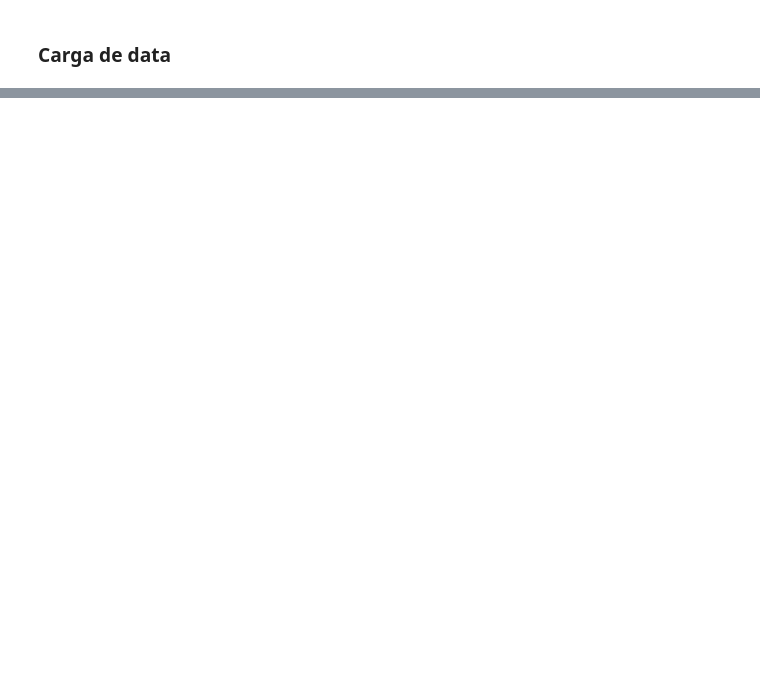
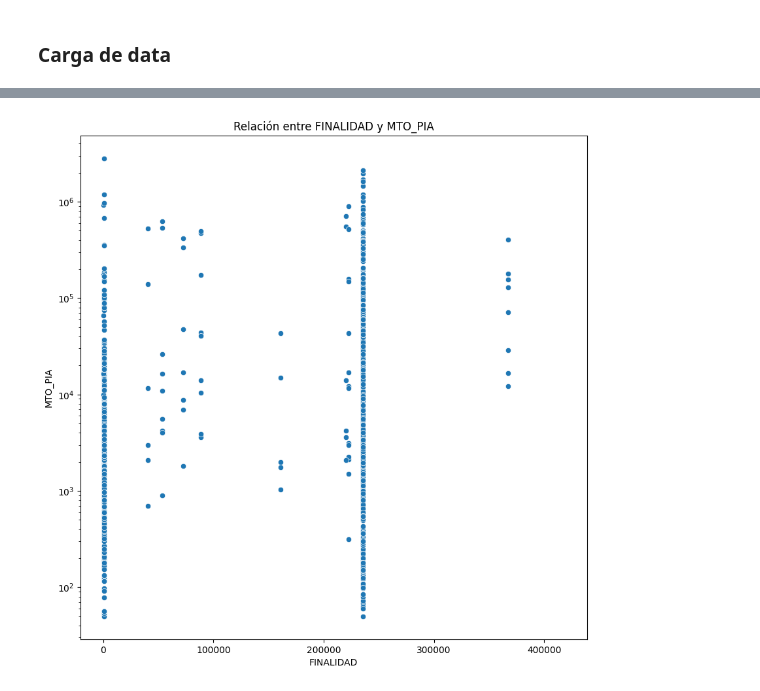
Before and after one commit to DavidHerencia/Proyecto_1_ML, a Jupyter notebook: processing_data.ipynb, the cells around one changed output, grey strips where cells are left out. Drawn from its saved outputs; the diff is of its cells as text; code cells hidden in the pictures; blank space fills up the shorter version.

```diff
--- a/processing_data.ipynb
+++ b/processing_data.ipynb
@@ -114,0 +472,11 @@ for column_name in df_train.columns:
+# %%
+# plotear ahora la relación entre FINALIDAD y MTO_PIA con y en escala logaritmica
+plt.figure(figsize=(10, 10))
+sns.scatterplot(x="FINALIDAD", y="MTO_PIA", data=df_train)
+plt.yscale("log")
+plt.title("Relación entre FINALIDAD y MTO_PIA")
+plt.xlabel("FINALIDAD")
+plt.ylabel("MTO_PIA")
+plt.show()
+# %% [output]
+[figure, added]
```
Also changed, not shown: parts of 38 cells of this notebook, 6 other files.
